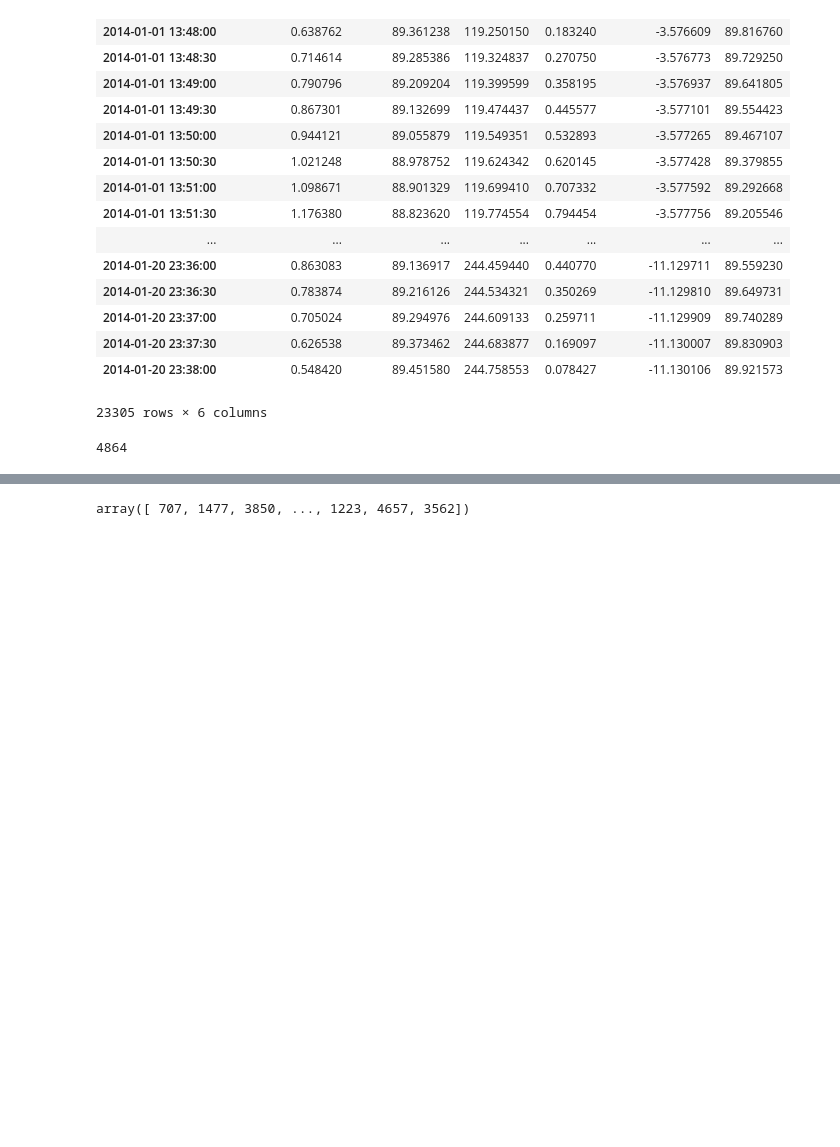
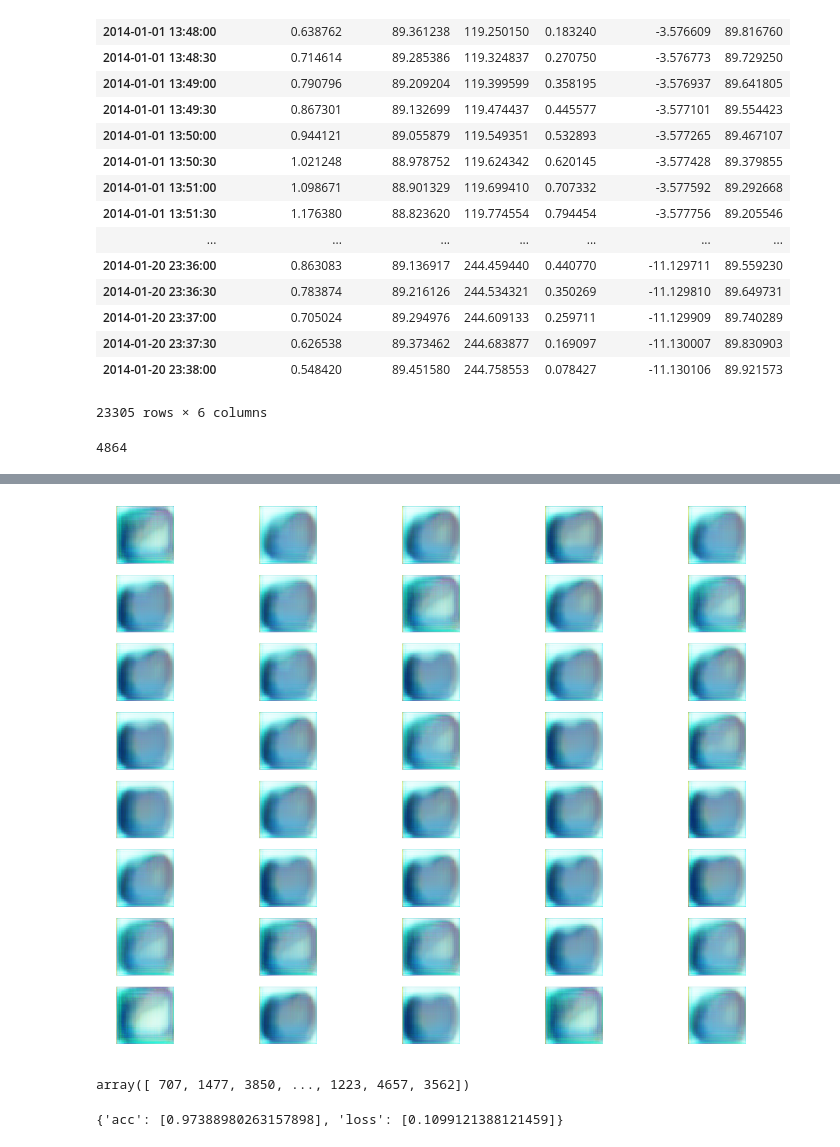
Before and after one commit to djgagne/deepsky, a Jupyter notebook: notebooks/TSI GAN.ipynb, the cells around one changed output, grey strips where cells are left out. Cells and saved outputs as stored; diff of their text form; code cells hidden in the pictures; blank space fills up the shorter version.

```diff
--- a/notebooks/TSI GAN.ipynb
+++ b/notebooks/TSI GAN.ipynb
@@ -213,3 +214,10 @@ train_noise.shape
+# %%
+fig, axes = plt.subplots(8, 5, figsize=(20, 16))
+for a, ax in enumerate(axes.ravel()):
+    ax.imshow(((combo_data[t_size::100][a] + 1) / 2 * 255).astype("uint8") )
+    ax.axis("off")
+# %% [output]
+[figure, added]
 # %%
 training_order = np.arange(t_size)
 # %%
@@ -217,3 +225,7 @@ np.random.shuffle(training_order)
 training_order
 # %% [output]
 array([ 707, 1477, 3850, ..., 1223, 4657, 3562])
+# %%
+d_loss.history
+# %% [output]
+{'acc': [0.97388980263157898], 'loss': [0.1099121388121459]}
```
Also changed, not shown: parts of 9 cells of this notebook.
